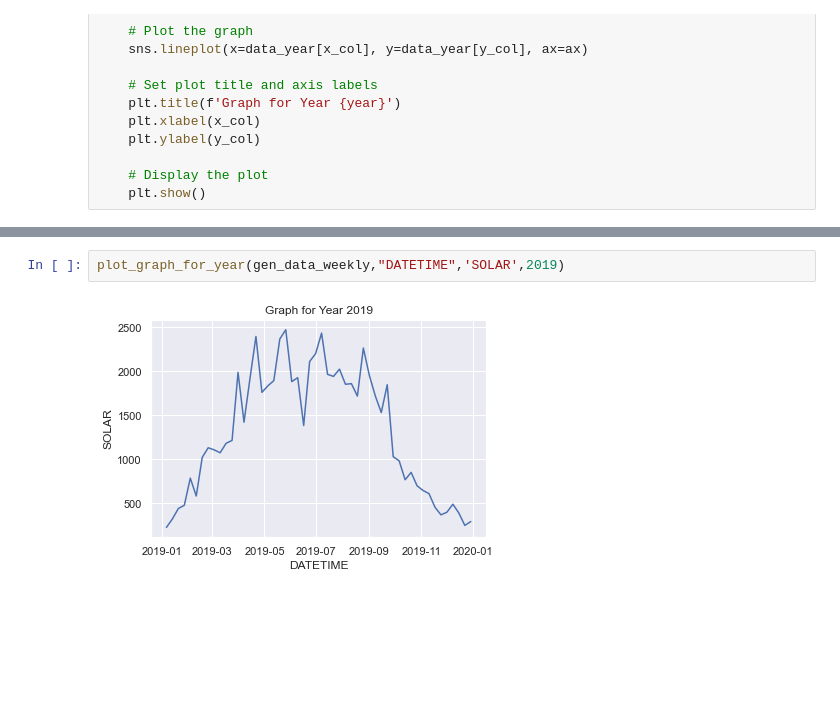
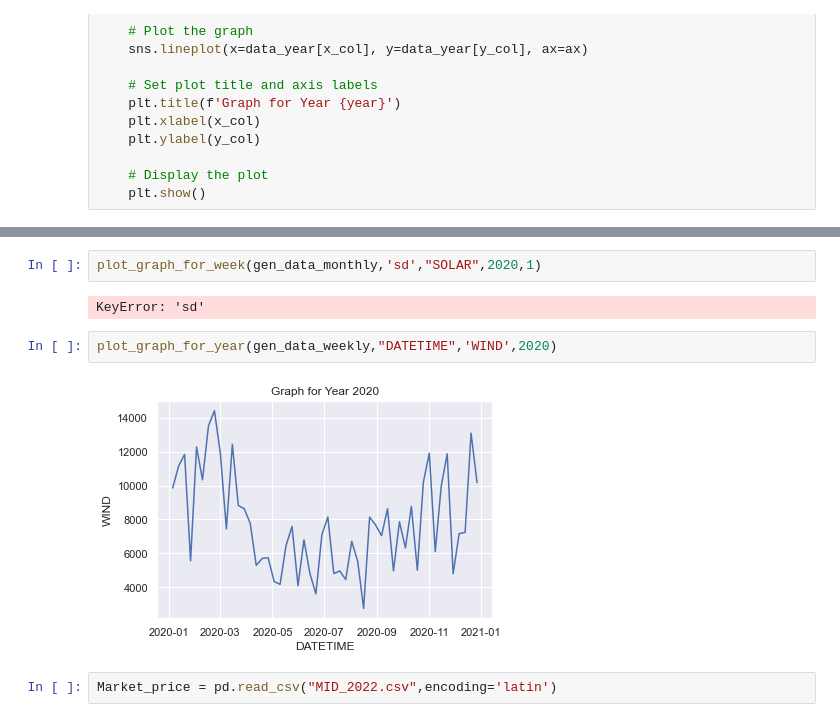
Before and after one commit to charanteja25/Price-prediction-of-electricity-depends-on-renewable-sources, a Jupyter notebook: NEW_REN.ipynb, the cells around one changed output, grey strips where cells are left out. Saved outputs shown, nothing was run; the diff lists cells and outputs as text; blank space fills up the shorter version.

```diff
--- a/NEW_REN.ipynb
+++ b/NEW_REN.ipynb
@@ -138,4 +227,10 @@ def plot_graph_for_year(data, x_col, y_col, year):
+# %%
+plot_graph_for_week(gen_data_monthly,'sd',"SOLAR",2020,1)
+# %% [output]
+KeyError: 'sd'
 # %%
-plot_graph_for_year(gen_data_weekly,"DATETIME",'SOLAR',2019)
+plot_graph_for_year(gen_data_weekly,"DATETIME",'WIND',2020)
 # %% [output]
-[figure, old version]
+[figure, new version]
+# %%
+Market_price = pd.read_csv("MID_2022.csv",encoding='latin')
```
Also changed, not shown: parts of 14 cells of this notebook.
